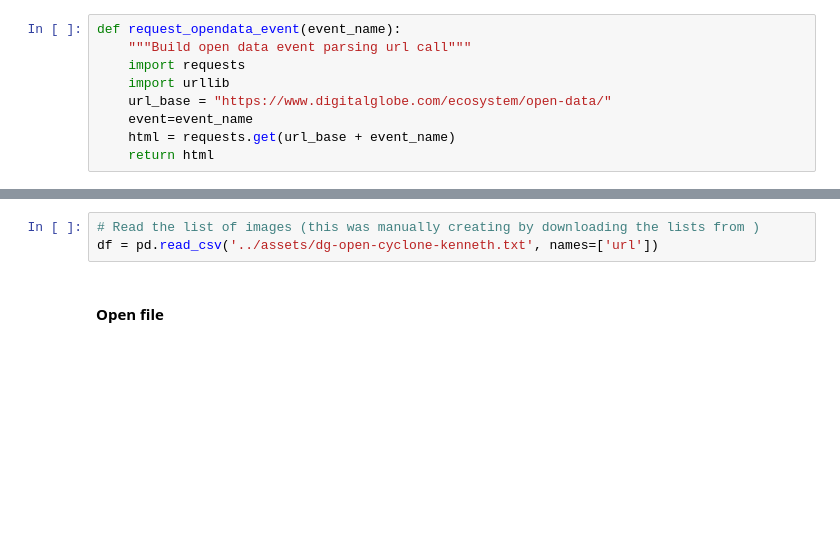
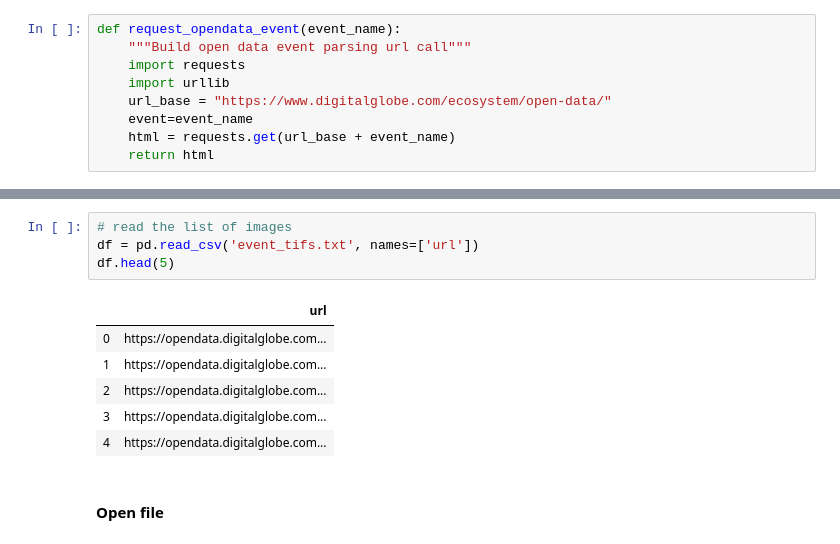
Before and after one commit to glmack/geo_mozambique, a Jupyter notebook: contributors/lee/1_data.ipynb, the cells around one changed output, grey strips where cells are left out. Saved outputs shown, nothing was run; the diff lists cells and outputs as text; blank space fills up the shorter version.

```diff
--- a/contributors/lee/1_data.ipynb
+++ b/contributors/lee/1_data.ipynb
@@ -208,6 +223,14 @@ https://opendata.digitalglobe.com/cyclone_idai/pre-event/2018-06-29/103001007F2D
 # %%
-# Read the list of images (this was manually creating by downloading the lists from )
-df = pd.read_csv('../assets/dg-open-cyclone-kenneth.txt', names=['url'])
+# read the list of images
+df = pd.read_csv('event_tifs.txt', names=['url'])
+df.head(5)
+# %% [output]
+|  | url |
+| 0 | https://opendata.digitalglobe.com... |
+| 1 | https://opendata.digitalglobe.com... |
+| 2 | https://opendata.digitalglobe.com... |
+| 3 | https://opendata.digitalglobe.com... |
+| 4 | https://opendata.digitalglobe.com... |
 # %% [markdown]
 #### Open file
 # %% [markdown]
```
Also changed, not shown: parts of 23 cells of this notebook, 4 other files.
